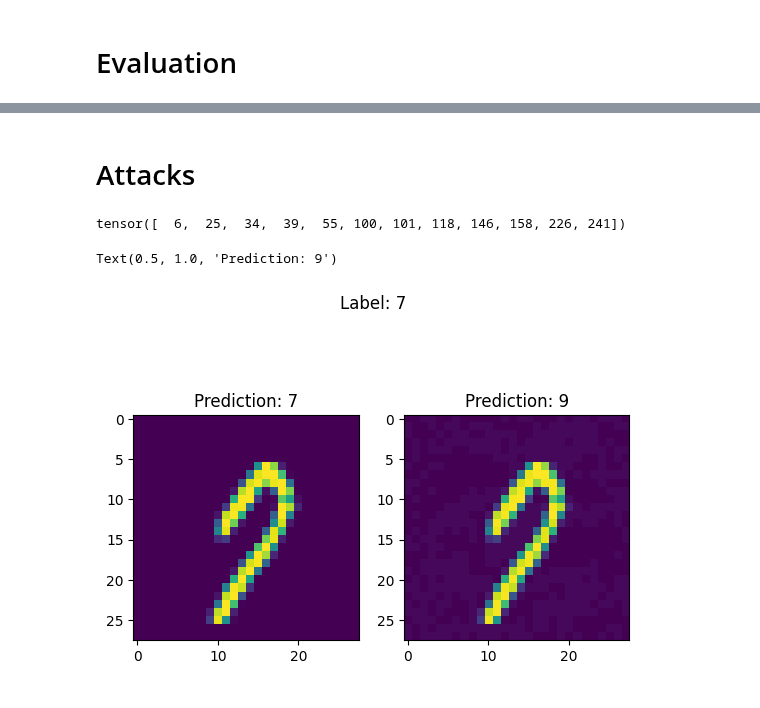
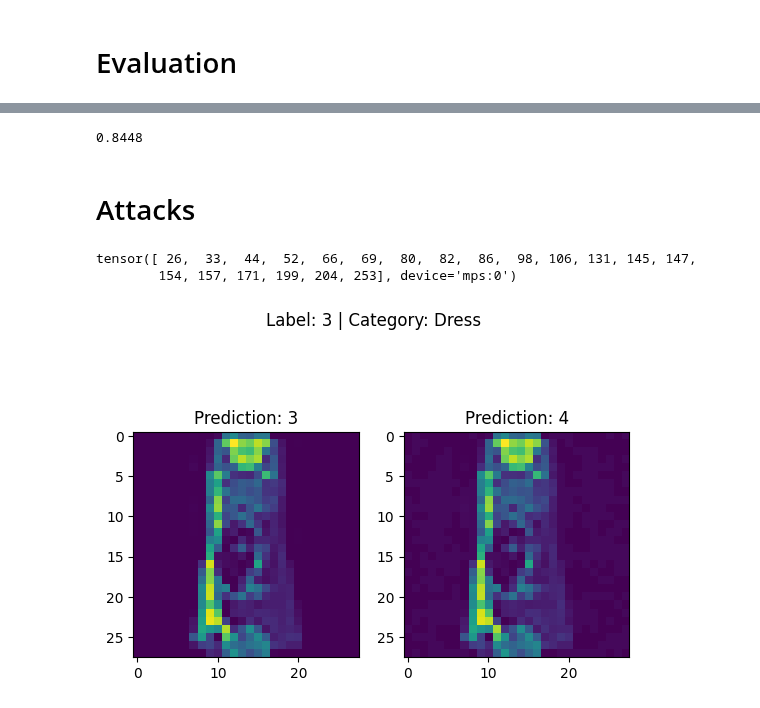
Before and after one commit to suessflorian/biological-neurons, a Jupyter notebook: Baseline Models/Testing Notebook.ipynb, the cells around one changed output, grey strips where cells are left out. Drawn from its saved outputs; the diff is of its cells as text; code cells hidden in the pictures.

```diff
--- a/Baseline Models/Testing Notebook.ipynb
+++ b/Baseline Models/Testing Notebook.ipynb
@@ -66,2 +38,20 @@ for epoch in range(n_epochs):
+# %%
+# ParaLIF
+num_steps = 20
+tau_mem = 0.02
+tau_syn = 0.02
+decay_rate = 0.
+spike_mode = 'SB'
+
+model = SimpleParaLif(28*28, device=device, spike_mode=spike_mode, num_steps=num_steps, tau_mem=tau_mem, tau_syn=tau_syn)
+# %%
+# model = SimpleSNN(3*32*32, num_steps=10).to(device)
+
+state_dict = torch.load('models/' + dataset.upper() + '-SimpleParaLIF-5-epochs' + '.pt')
+if isinstance(model, SimpleSNN):
+    state_dict = {k: v for k, v in state_dict.items() if 'mem' not in k}
+    model.load_state_dict(state_dict, strict=False)
+else:
+    model.load_state_dict(state_dict)
 # %% [markdown]
 # Evaluation
@@ -80,17 +58,9 @@ with torch.no_grad():
+# %%
+test_model(model, loader=test_loader, device=device)
+# %% [output]
+0.8448
 # %% [markdown]
 # Attacks
-# %%
-def fgsm_attack(model, loss_fn, images, labels, epsilon):
-    '''Fast Gradient Sign Method'''
-    images.requires_grad = True
-    outputs = model(images)
-    loss = loss_fn(outputs, labels)
-    loss.backward()
-    image_gradients = images.grad.data
-    perturbed_image = images + epsilon * image_gradients.sign()
-    perturbed_image = torch.clamp(perturbed_image, -1, 1)
-    output = model(perturbed_image)
-    return perturbed_image, output.argmax(dim = -1)
 # %%
 features, labels = next(iter(train_loader))
 features, labels = features.to(device), labels.to(device)
@@ -100,18 +70,21 @@ model.eval()
 predictions_on_perturbed = model(perturbed).argmax(dim=1)
 predictions_on_originals = model(features).argmax(dim=1)
 
-(predictions_on_perturbed != predictions_on_originals).nonzero().view(-1)
+incorrect_indices = (predictions_on_perturbed != predictions_on_originals).nonzero().view(-1)
+incorrect_indices
 # %% [output]
-tensor([  6,  25,  34,  39,  55, 100, 101, 118, 146, 158, 226, 241])
+tensor([ 26,  33,  44,  52,  66,  69,  80,  82,  86,  98, 106, 131, 145, 147,
+        154, 157, 171, 199, 204, 253], device='mps:0')
 # %%
-index = 6
+index = min(incorrect_indices)
 
 fig, axs = plt.subplots(1,2)
 axs[0].imshow(features[index, 0].detach().cpu())
 axs[1].imshow(perturbed[index, 0].detach().cpu())
-fig.suptitle(f'Label: {labels[index]}')
+title = f" | Category: {fashion_categories[labels[index]]}"  if dataset == 'fashion' else ''
+fig.suptitle(f'Label: {labels[index]}' + title)
 axs[0].set_title(f'Prediction: {predictions_on_originals[index]}')
 axs[1].set_title(f'Prediction: {predictions_on_perturbed[index]}')
+plt.show()
 # %% [output]
-Text(0.5, 1.0, 'Prediction: 9')
-[figure, old version]
+[figure, new version]
```
Also changed, not shown: parts of 7 cells of this notebook, 6 other files.
